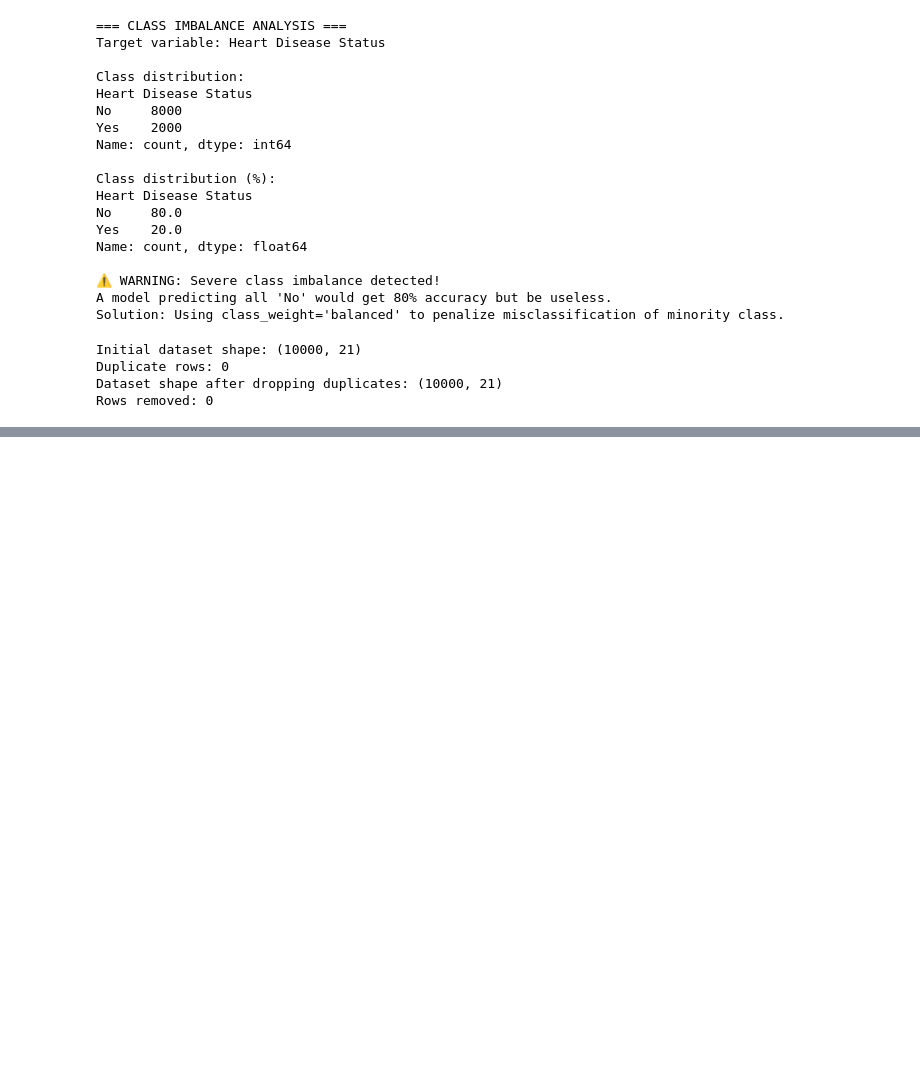
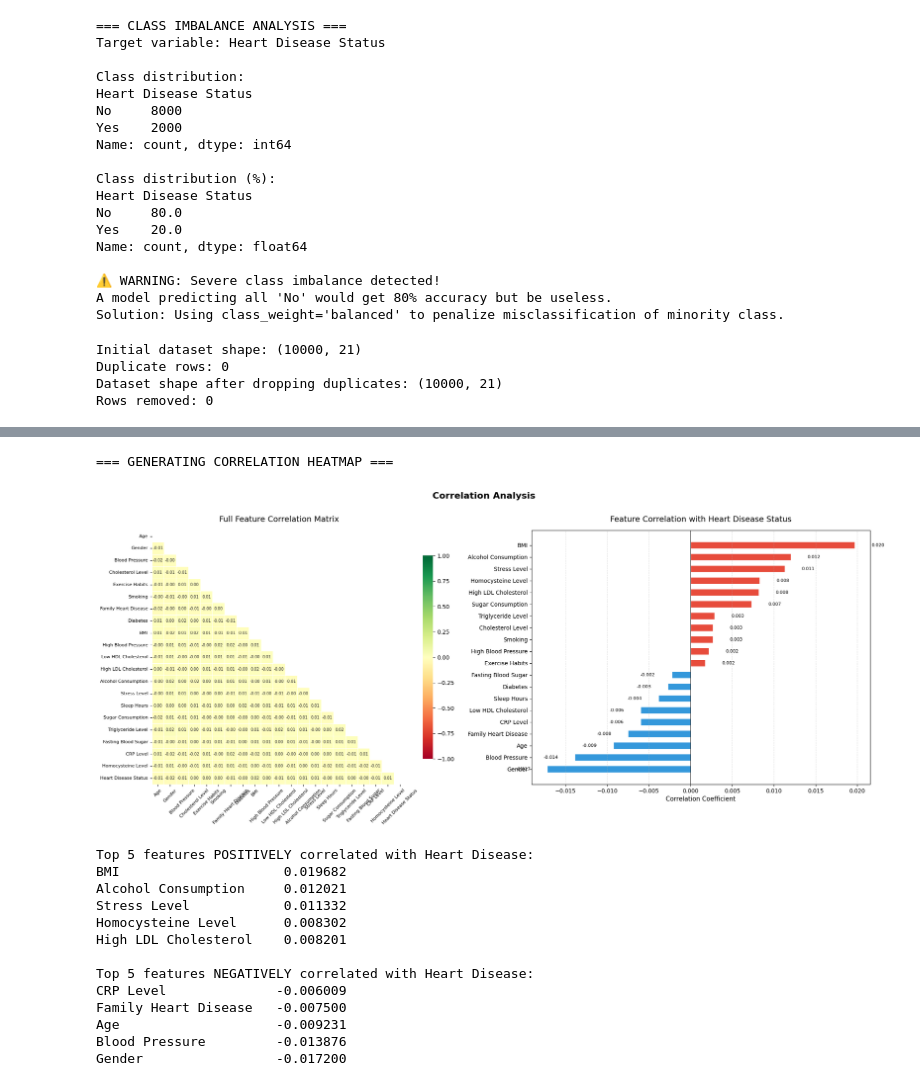
Before and after one commit to NehalKashif/Heart-Disease-Detector, a Jupyter notebook: dataset.ipynb, the cells around one changed output, grey strips where cells are left out. Cells and saved outputs as stored; diff of their text form; code cells hidden in the pictures; blank space fills up the shorter version.

```diff
--- a/dataset.ipynb
+++ b/dataset.ipynb
@@ -147,0 +273,72 @@ print("Data cleaning complete!")
+# %%
+# Correlation Heatmap
+print("\n=== GENERATING CORRELATION HEATMAP ===")
+
+corr_matrix = dataset.corr()
+
+# Focus on correlation with target only (cleaner and more useful)
+target_corr = corr_matrix['Heart Disease Status'].drop('Heart Disease Status').sort_values(ascending=False)
+
+fig, axes = plt.subplots(1, 2, figsize=(20, 8))
+
+# --- Plot 1: Full Heatmap ---
+mask = np.triu(np.ones_like(corr_matrix, dtype=bool))
+sns.heatmap(
+    corr_matrix,
+    mask=mask,
+    ax=axes[0],
+    cmap='RdYlGn',
+    vmax=1.0, vmin=-1.0, center=0,
+    annot=True, fmt=".2f",
+    annot_kws={"size": 7},
+    linewidths=0.5,
+    square=True,
+    cbar_kws={"shrink": 0.8}
+)
+axes[0].set_title('Full Feature Correlation Matrix', fontsize=14, pad=15)
+axes[0].tick_params(axis='x', rotation=45, labelsize=8)
+axes[0].tick_params(axis='y', rotation=0, labelsize=8)
+
+# --- Plot 2: Target Correlation Bar Chart (more useful) ---
+colors = ['#e74c3c' if x > 0 else '#3498db' for x in target_corr.values]
+axes[1].barh(target_corr.index, target_corr.values, color=colors, edgecolor='white', height=0.6)
+axes[1].axvline(x=0, color='black', linewidth=0.8)
+axes[1].set_title("Feature Correlation with Heart Disease Status", fontsize=14, pad=15)
+axes[1].set_xlabel('Correlation Coefficient', fontsize=11)
+
+# Add value labels on bars
+for i, (val, name) in enumerate(zip(target_corr.values, target_corr.index)):
+    axes[1].text(val + (0.002 if val >= 0 else -0.002), i,
+                 f'{val:.3f}',
+                 va='center',
+                 ha='left' if val >= 0 else 'right',
+                 fontsize=8)
+
+axes[1].grid(axis='x', linestyle='--', alpha=0.4)
+axes[1].invert_yaxis()
+
+plt.suptitle('Correlation Analysis', fontsize=16, fontweight='bold', y=1.01)
+plt.tight_layout()
+plt.show()
+
+# Print top positive and negative correlations with target
+print("\nTop 5 features POSITIVELY correlated with Heart Disease:")
+print(target_corr.head(5).to_string())
+print("\nTop 5 features NEGATIVELY correlated with Heart Disease:")
+print(target_corr.tail(5).to_string())
+# %% [output]
+=== GENERATING CORRELATION HEATMAP ===
+[figure, added]
+Top 5 features POSITIVELY correlated with Heart Disease:
+BMI                     0.019682
+Alcohol Consumption     0.012021
+Stress Level            0.011332
+Homocysteine Level      0.008302
+High LDL Cholesterol    0.008201
+
+Top 5 features NEGATIVELY correlated with Heart Disease:
+CRP Level              -0.006009
+Family Heart Disease   -0.007500
+Age                    -0.009231
+Blood Pressure         -0.013876
+Gender                 -0.017200
```
Also changed, not shown: parts of 7 cells of this notebook.
